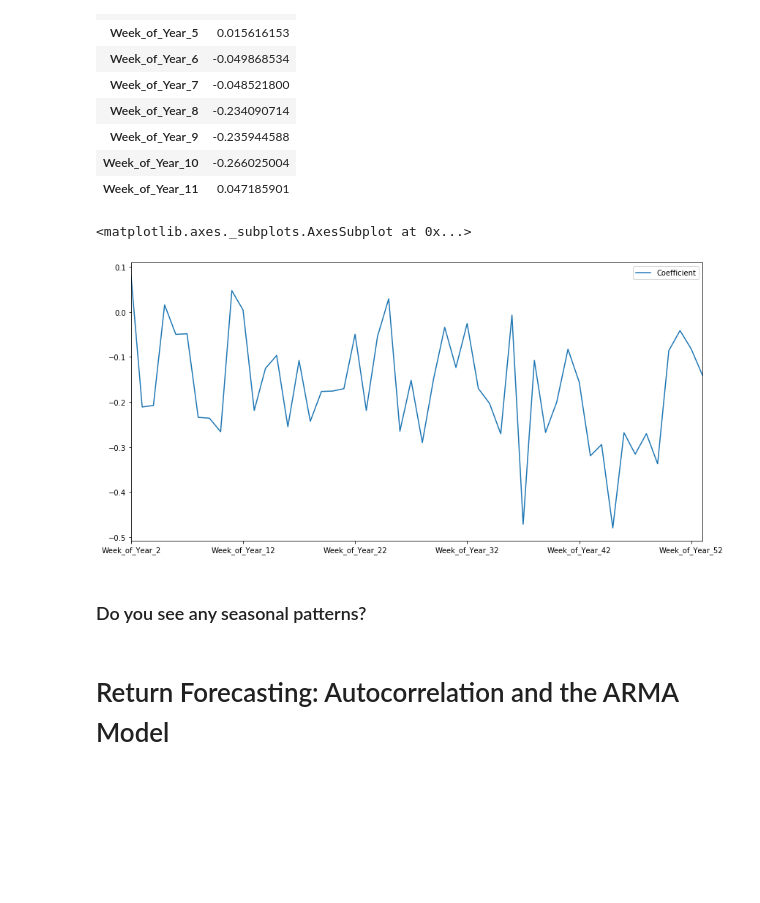
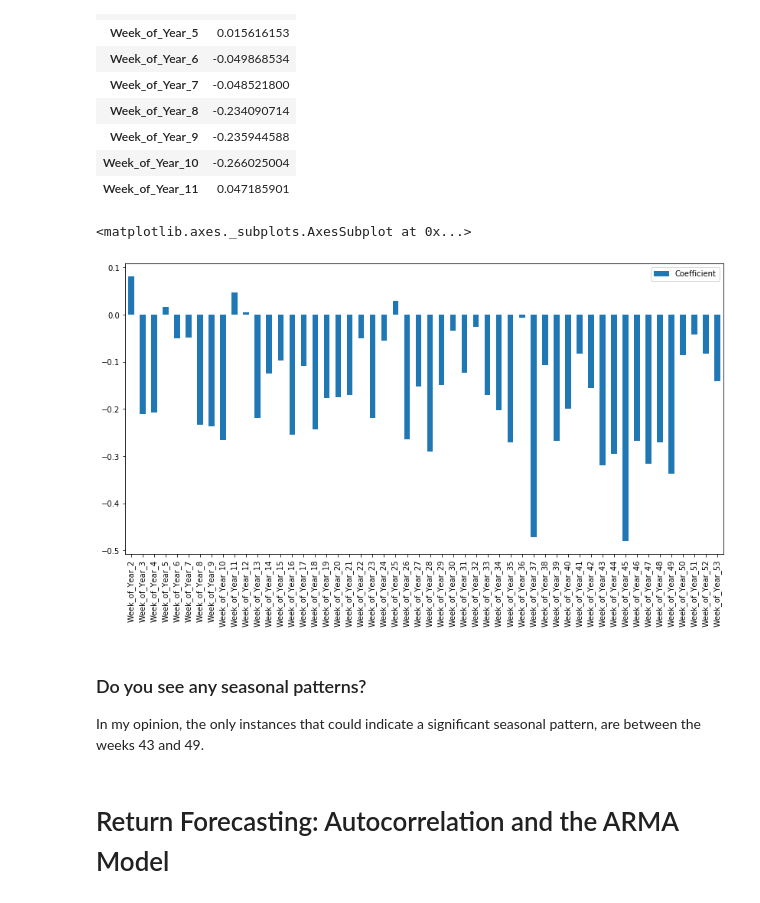
Before and after one commit to RCantu92/jpy_time_series_analysis, a Jupyter notebook: Starter_Code/time_series_analysis.ipynb, the cells around one changed output. Cells and saved outputs as stored; diff of their text form; code cells hidden in the pictures; blank space fills up the shorter version.

```diff
--- a/Starter_Code/time_series_analysis.ipynb
+++ b/Starter_Code/time_series_analysis.ipynb
@@ -269,12 +271,14 @@ results.head(10)
 | Week_of_Year_11 | 0.047185901 |
 # %%
 # Plot the results of the individual seasonal effects using pandas df.plot()
-results.plot(figsize=(14,7))
+results.plot(figsize=(14,7),kind="bar")
 # %% [output]
 <matplotlib.axes._subplots.AxesSubplot at 0x...>
-[figure, old version]
+[figure, new version]
-# %% [markdown]
-### Do you see any seasonal patterns?
+# %% [markdown]
+### Do you see any seasonal patterns?
+
+In my opinion, the only instances that could indicate a significant seasonal pattern, are between the weeks 43 and 49.
 # %% [markdown]
  # Return Forecasting: Autocorrelation and the ARMA Model
 # %% [markdown]
```
Also changed, not shown: parts of 12 cells of this notebook.
